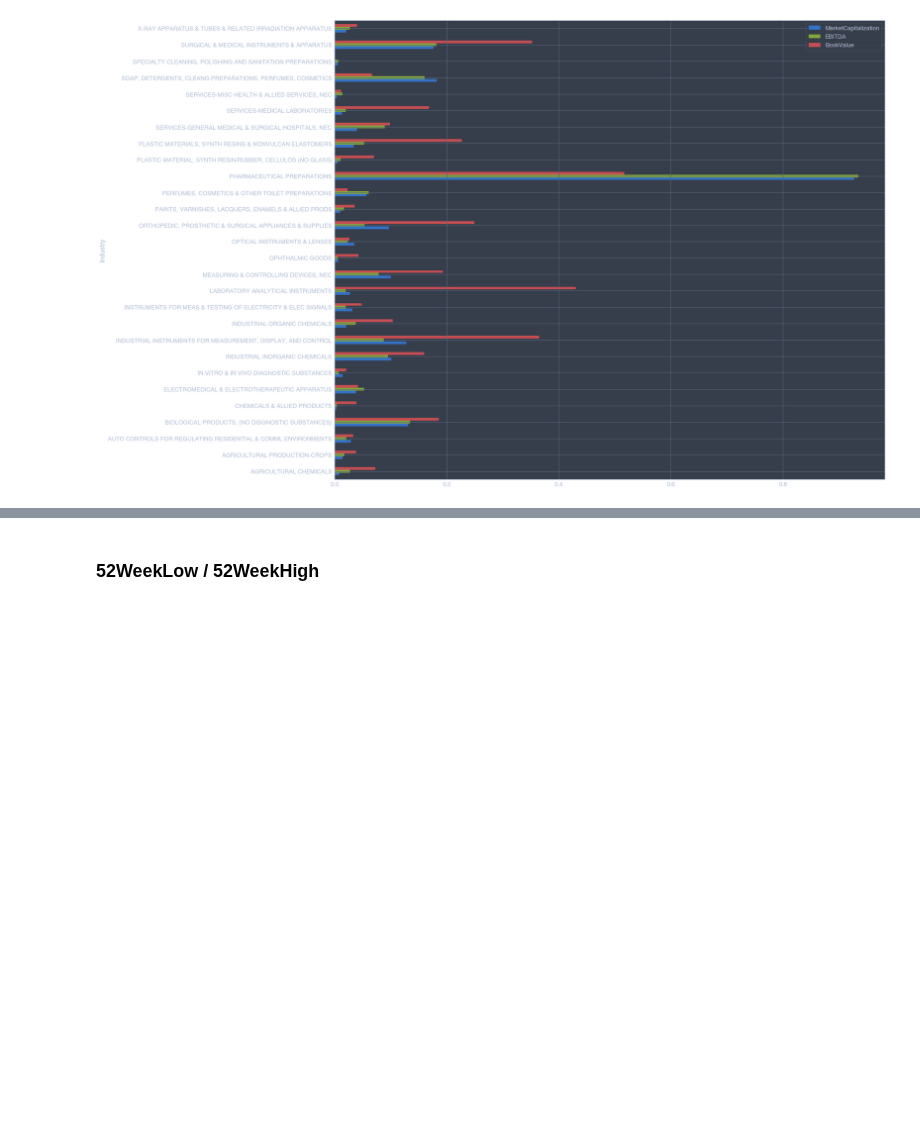
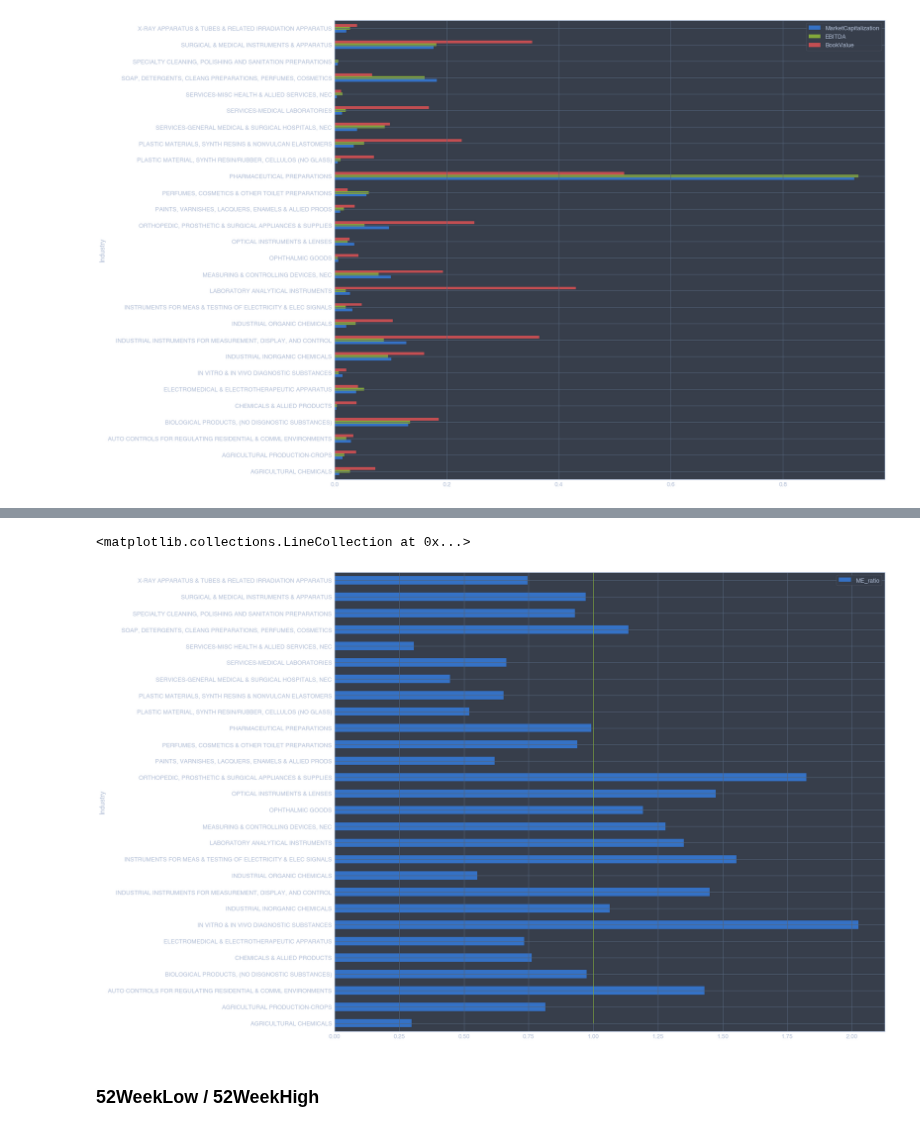
Before and after one commit to fadeeva/stock_market_research, a Jupyter notebook: Portfolio/Search_Review/Sectors_Review.ipynb, the cells around one changed output, grey strips where cells are left out. Saved outputs shown, nothing was run; the diff lists cells and outputs as text; code cells hidden in the pictures; blank space fills up the shorter version.

```diff
--- a/Portfolio/Search_Review/Sectors_Review.ipynb
+++ b/Portfolio/Search_Review/Sectors_Review.ipynb
@@ -232,3 +233,12 @@ df_norm.plot(kind='barh', ax=ax)
+# %%
+me_ratio = pd.DataFrame(index=ind_cap.index, data={'ME_ratio': (mc_norm/eb_norm).flatten()})
+
+fig, ax = plt.subplots(figsize=(21, 18))
+me_ratio.plot(kind='barh', ax=ax)
+ax.vlines(1, ymin=0, ymax=ind_cap.index.shape[0], color='g')
+# %% [output]
+<matplotlib.collections.LineCollection at 0x...>
+[figure, added]
 # %% [markdown]
 ### 52WeekLow / 52WeekHigh
 # %%
```
Also changed, not shown: parts of 3 cells of this notebook.
